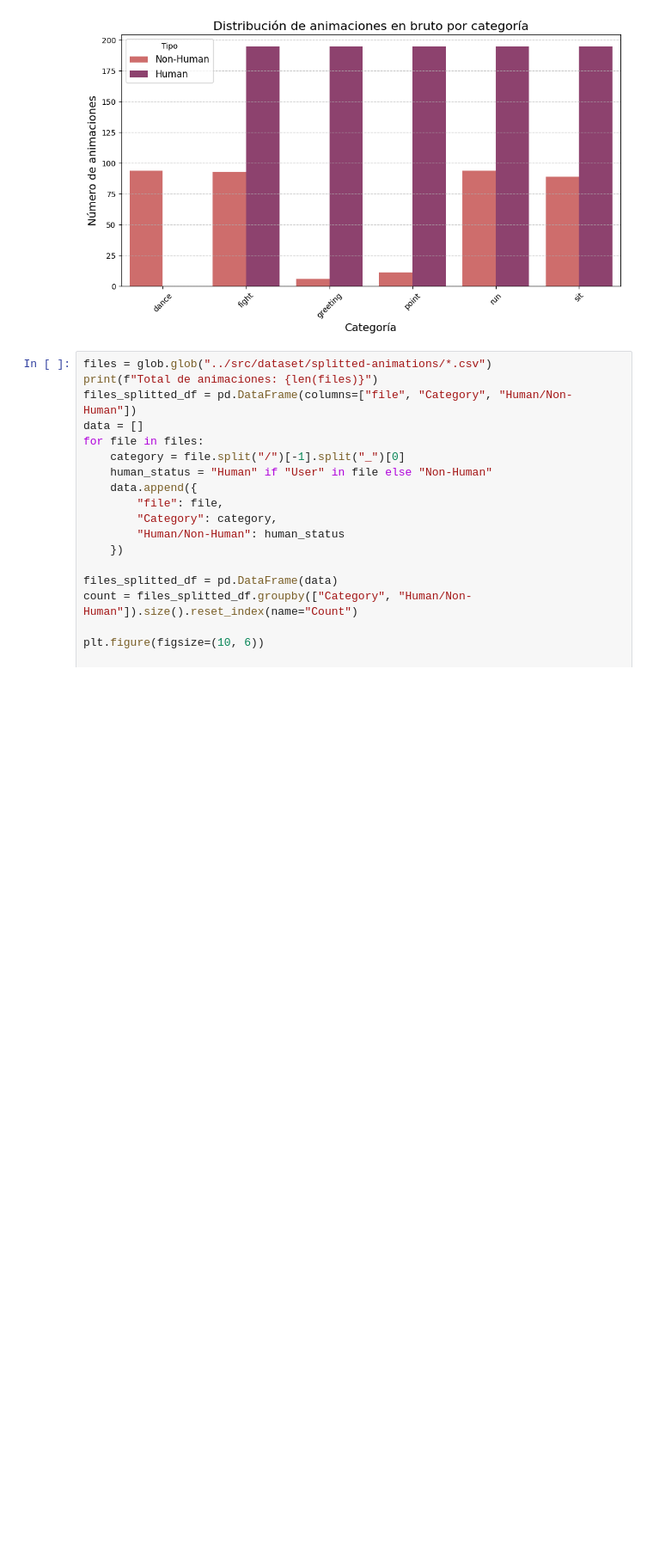
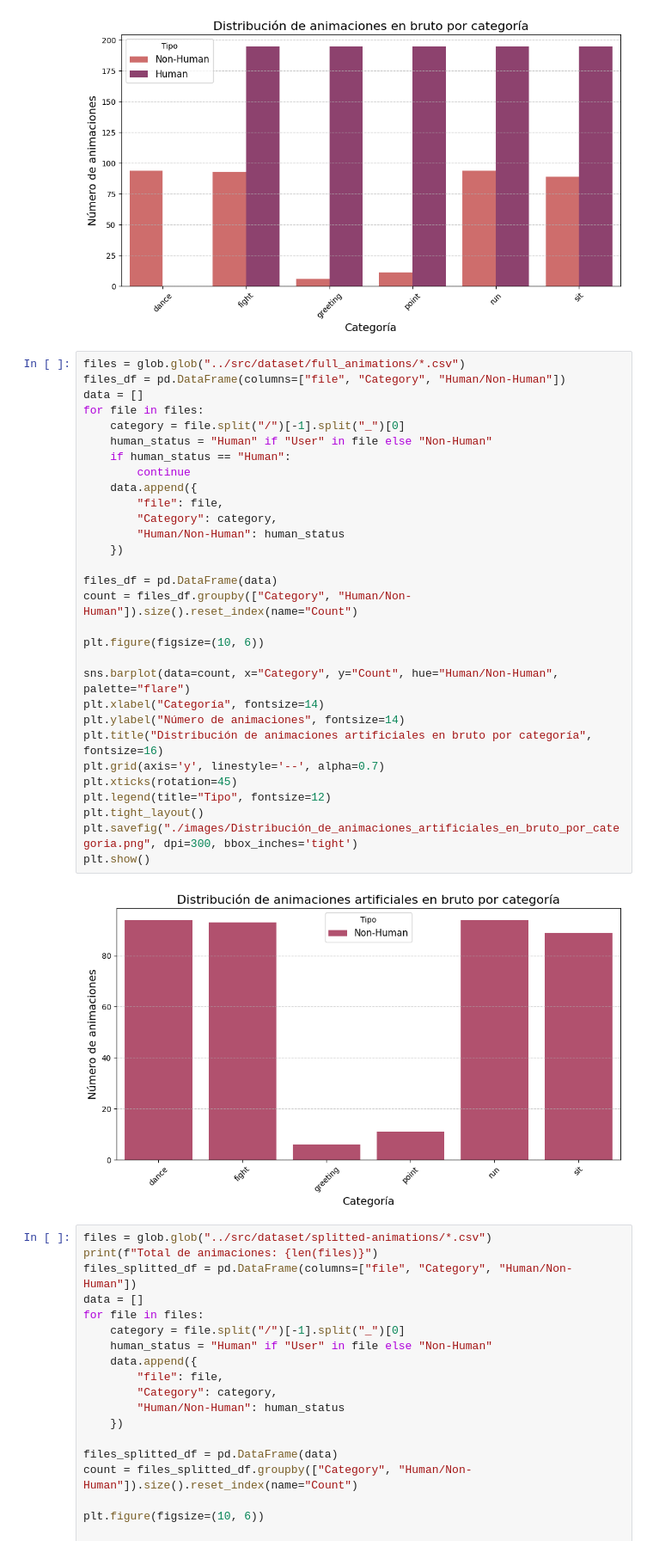
Before and after one commit to FratosVR/Models, a Jupyter notebook: citas_generacion_dataset/datos_demograficos_dataset.ipynb, the cells around one changed output. Shown: that part at 86% size. Cells and saved outputs as stored; diff of their text form; blank space fills up the shorter version.

Commit message:
datos animaciones artificiales

```diff
--- a/citas_generacion_dataset/datos_demograficos_dataset.ipynb
+++ b/citas_generacion_dataset/datos_demograficos_dataset.ipynb
@@ -235,6 +235,38 @@ plt.savefig("./images/Distribución_de_animaciones_en_bruto_por_categoria.png",
 plt.show()
 # %% [output]
 [figure]
+# %%
+files = glob.glob("../src/dataset/full_animations/*.csv")
+files_df = pd.DataFrame(columns=["file", "Category", "Human/Non-Human"])
+data = []
+for file in files:
+    category = file.split("/")[-1].split("_")[0]
+    human_status = "Human" if "User" in file else "Non-Human"
+    if human_status == "Human":
+        continue
+    data.append({
+        "file": file,
+        "Category": category,
+        "Human/Non-Human": human_status
+    })
+
+files_df = pd.DataFrame(data)
+count = files_df.groupby(["Category", "Human/Non-Human"]).size().reset_index(name="Count")
+
+plt.figure(figsize=(10, 6))
+
+sns.barplot(data=count, x="Category", y="Count", hue="Human/Non-Human", palette="flare")
+plt.xlabel("Categoría", fontsize=14)
+plt.ylabel("Número de animaciones", fontsize=14)
+plt.title("Distribución de animaciones artificiales en bruto por categoría", fontsize=16)
+plt.grid(axis='y', linestyle='--', alpha=0.7)
+plt.xticks(rotation=45)
+plt.legend(title="Tipo", fontsize=12)
+plt.tight_layout()
+plt.savefig("./images/Distribución_de_animaciones_artificiales_en_bruto_por_categoria.png", dpi=300, bbox_inches='tight')
+plt.show()
+# %% [output]
+[figure, added]
 # %%
 files = glob.glob("../src/dataset/splitted-animations/*.csv")
 print(f"Total de animaciones: {len(files)}")
```
Also changed, not shown: parts of 1 cell of this notebook, 2 other files.
